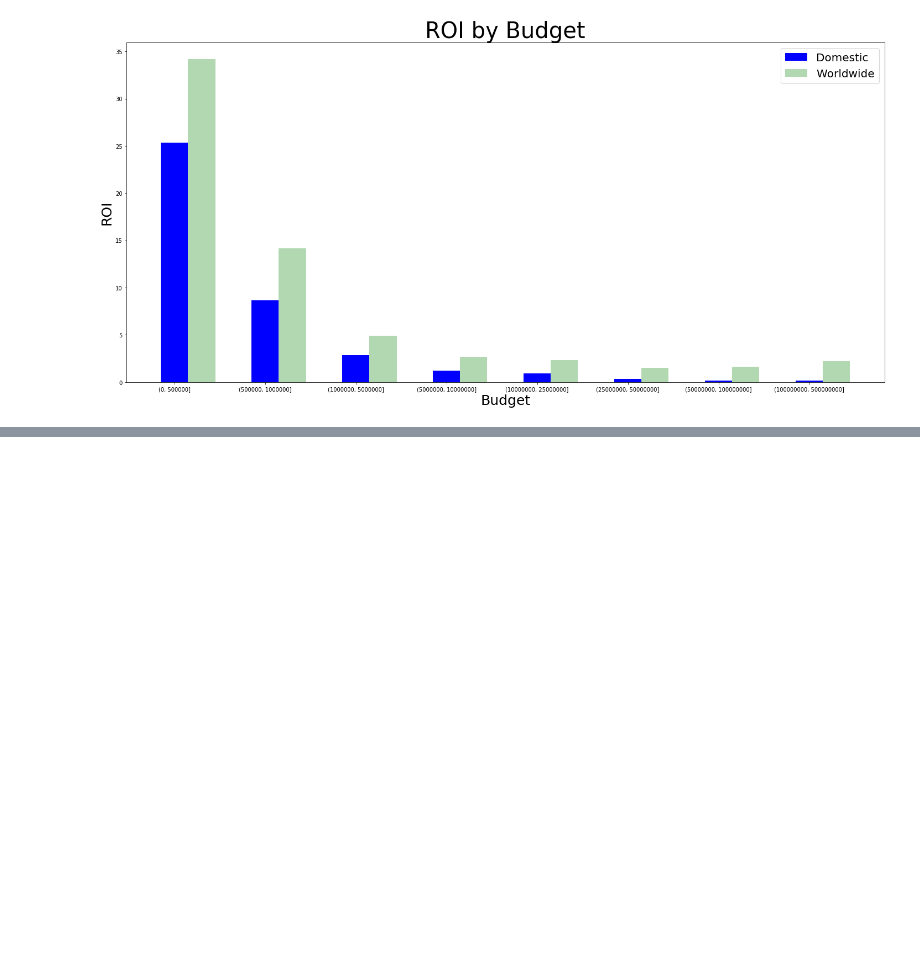
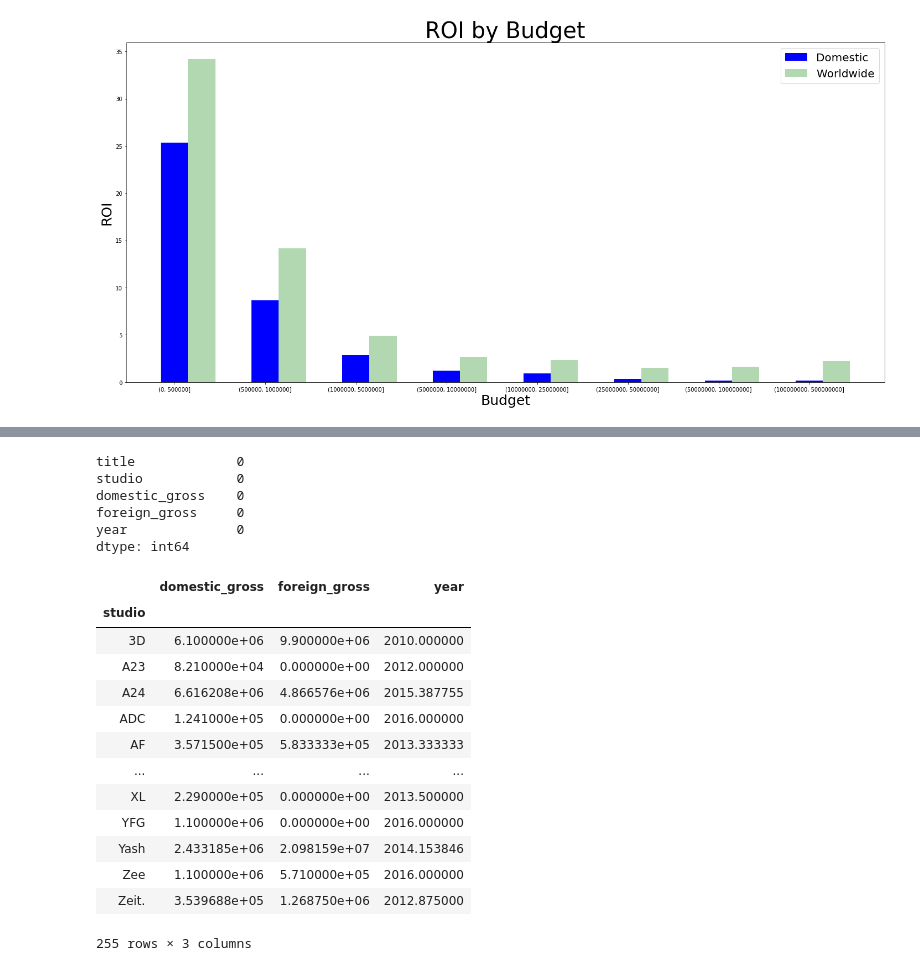
Before and after one commit to BenGeissel/Module_1_Project, a Jupyter notebook: zippedData/Mod1Project_temp.ipynb, the cells around one changed output, grey strips where cells are left out. Drawn from its saved outputs; the diff is of its cells as text; code cells hidden in the pictures; blank space fills up the shorter version.

```diff
--- a/zippedData/Mod1Project_temp.ipynb
+++ b/zippedData/Mod1Project_temp.ipynb
@@ -316,0 +330,9 @@ plt.show()
+# %%
+bom_df.isna().sum()
+# %% [output]
+title             0
+studio            0
+domestic_gross    0
+foreign_gross     0
+year              0
+dtype: int64
@@ -316,0 +349,17 @@ plt.show()
+# %%
+bom_studio_grouped_df
+# %% [output]
+|  | domestic_gross | foreign_gross | year |
+| studio |  |  |  |
+| 3D | 6.100000e+06 | 9.900000e+06 | 2010.000000 |
+| A23 | 8.210000e+04 | 0.000000e+00 | 2012.000000 |
+| A24 | 6.616208e+06 | 4.866576e+06 | 2015.387755 |
+| ADC | 1.241000e+05 | 0.000000e+00 | 2016.000000 |
+| AF | 3.571500e+05 | 5.833333e+05 | 2013.333333 |
+| ... | ... | ... | ... |
+| XL | 2.290000e+05 | 0.000000e+00 | 2013.500000 |
+| YFG | 1.100000e+06 | 0.000000e+00 | 2016.000000 |
+| Yash | 2.433185e+06 | 2.098159e+07 | 2014.153846 |
+| Zee | 1.100000e+06 | 5.710000e+05 | 2016.000000 |
+| Zeit. | 3.539688e+05 | 1.268750e+06 | 2012.875000 |
+255 rows × 3 columns
```
Also changed, not shown: parts of 6 cells of this notebook.
